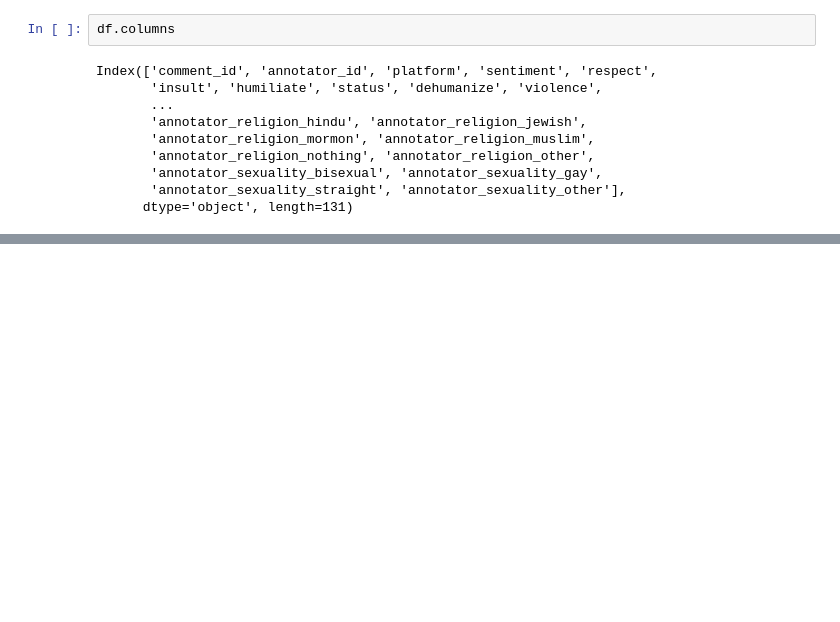
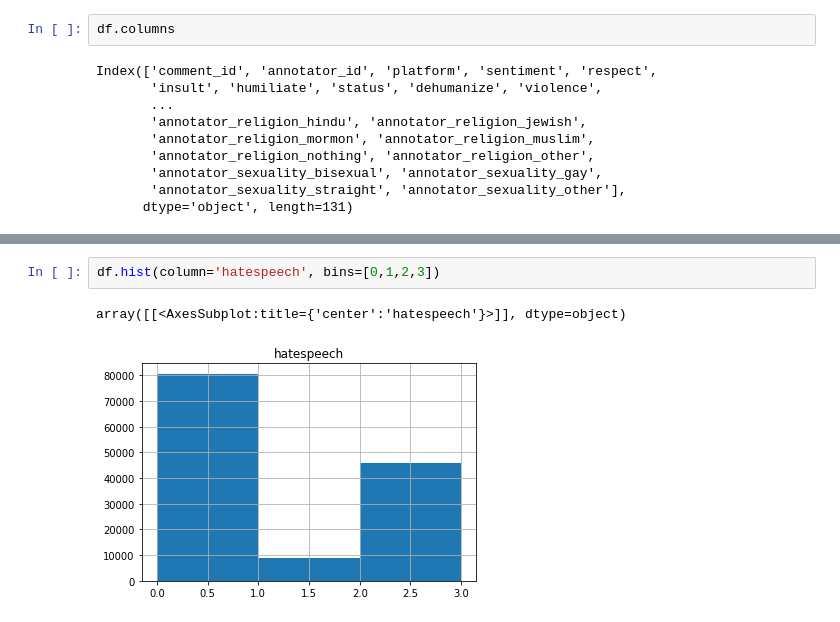
Before and after one commit to ndiaz9/NLP, a Jupyter notebook: Proyecto-G2/Dataset.ipynb, the cells around one changed output, grey strips where cells are left out. Cells and saved outputs as stored; diff of their text form; blank space fills up the shorter version.

```diff
--- a/Proyecto-G2/Dataset.ipynb
+++ b/Proyecto-G2/Dataset.ipynb
@@ -45,0 +62,5 @@ Index(['comment_id', 'annotator_id', 'platform', 'sentiment', 'respect',
+# %%
+df.hist(column='hatespeech', bins=[0,1,2,3])
+# %% [output]
+array([[<AxesSubplot:title={'center':'hatespeech'}>]], dtype=object)
+[figure, added]
```
Also changed, not shown: parts of 8 cells of this notebook, 2 other files.
